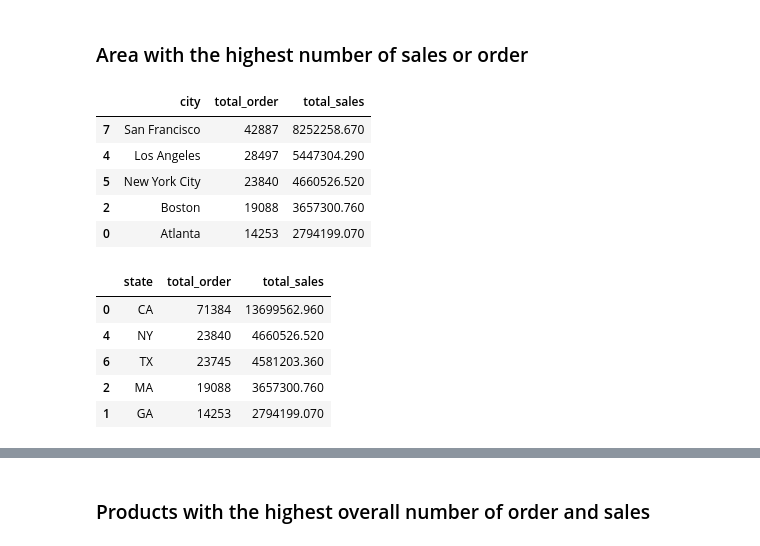
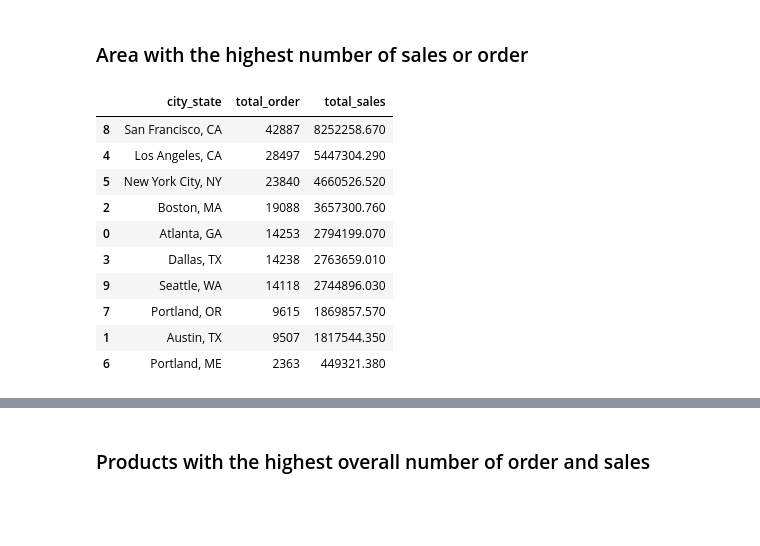
Before and after one commit to ndnyp/Product-Sales-Analysis, a Jupyter notebook: product_sales_analysis_notebook.ipynb, the cells around one changed output, grey strips where cells are left out. Saved outputs shown, nothing was run; the diff lists cells and outputs as text; code cells hidden in the pictures; blank space fills up the shorter version.

```diff
--- a/product_sales_analysis_notebook.ipynb
+++ b/product_sales_analysis_notebook.ipynb
@@ -140,7 +144,7 @@ Change current datatypes:
 df["Order ID"] = pd.to_numeric(df["Order ID"])
 df["Quantity Ordered"] = pd.to_numeric(df["Quantity Ordered"])
 df["Price Each"] = pd.to_numeric(df["Price Each"])
-df["Order Date"] = pd.to_datetime(df['Order Date'], format='%m/%d/%y %H:%M')
+df["Order Date"] = pd.to_datetime(df['Order Date'])
 # %% [markdown]
 ### Data Transformation
 This step includes extracting month and year from Order Date, calculating sales (price * qty), as well as adding city and states columns.
@@ -155 +161,5 @@ df['year_month'] = df['Order Date'].dt.strftime('%Y-%m')
+# %%
+# Extract hour and minute from Order Date
+df['hour'] = df['Order Date'].dt.hour
+df['minute'] = df['Order Date'].dt.minute
 # %% [markdown]
@@ -171,6 +181,9 @@ def get_state(address):
 # Add city and state columns
 df['city'] = df['Purchase Address'].apply(lambda x: get_city(x))
 df['state'] = df['Purchase Address'].apply(lambda x: get_state(x))
+
+# Concat city and state columns
+df['city_state'] = df['city'] + ", " + df['state']
 # %% [markdown]
 ## Data Exploration
 ### Descriptive Statistics
@@ -253,35 +318,24 @@ Text(-0.3, 2871405.6375000007, 'mean = 2,871,406')
 # Create subset of dataset without 2020-01 data
 df_sub = df[df['year_month'] != '2020-01']
 # %%
-# Calculate total number of orders and sales by city
-city_data = df_sub.groupby(by=['city'], as_index=False).agg(
+# Calculate total number of orders and sales by city and states
+area_data = df_sub.groupby(by=['city_state'], as_index=False).agg(
     total_order = ('Order ID', pd.Series.nunique),
     total_sales = ('sales', sum),
 
 )
 
-city_data.sort_values('total_order', ascending=False).head()
+area_data.sort_values('total_order', ascending=False).head(10)
 # %% [output]
-|  | city | total_order | total_sales |
-| 7 | San Francisco | 42887 | 8252258.670 |
-| 4 | Los Angeles | 28497 | 5447304.290 |
-| 5 | New York City | 23840 | 4660526.520 |
-| 2 | Boston | 19088 | 3657300.760 |
-| 0 | Atlanta | 14253 | 2794199.070 |
+|  | city_state | total_order | total_sales |
+| 8 | San Francisco, CA | 42887 | 8252258.670 |
+| 4 | Los Angeles, CA | 28497 | 5447304.290 |
+| 5 | New York City, NY | 23840 | 4660526.520 |
+| 2 | Boston, MA | 19088 | 3657300.760 |
+| 0 | Atlanta, GA | 14253 | 2794199.070 |
+| 3 | Dallas, TX | 14238 | 2763659.010 |
+| 9 | Seattle, WA | 14118 | 2744896.030 |
+| 7 | Portland, OR | 9615 | 1869857.570 |
+| 1 | Austin, TX | 9507 | 1817544.350 |
+| 6 | Portland, ME | 2363 | 449321.380 |
-# %%
-# Calculate total number of orders and sales by states
-state_data = df_sub.groupby(by=['state'], as_index=False).agg(
-    total_order = ('Order ID', pd.Series.nunique),
-    total_sales = ('sales', sum),
-
-)
-
-state_data.sort_values('total_order', ascending=False).head()
-# %% [output]
-|  | state | total_order | total_sales |
-| 0 | CA | 71384 | 13699562.960 |
-| 4 | NY | 23840 | 4660526.520 |
-| 6 | TX | 23745 | 4581203.360 |
-| 2 | MA | 19088 | 3657300.760 |
-| 1 | GA | 14253 | 2794199.070 |
 # %%
```
Also changed, not shown: parts of 26 cells of this notebook.
